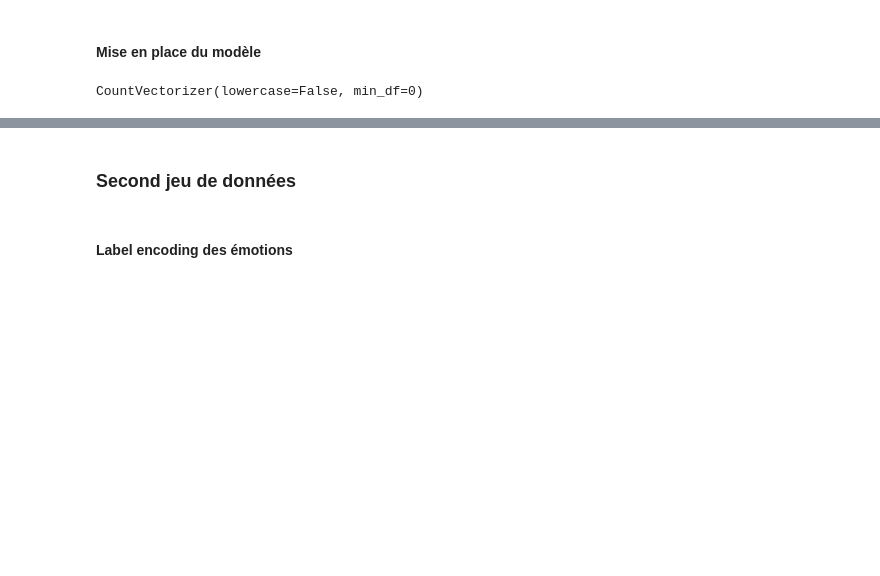
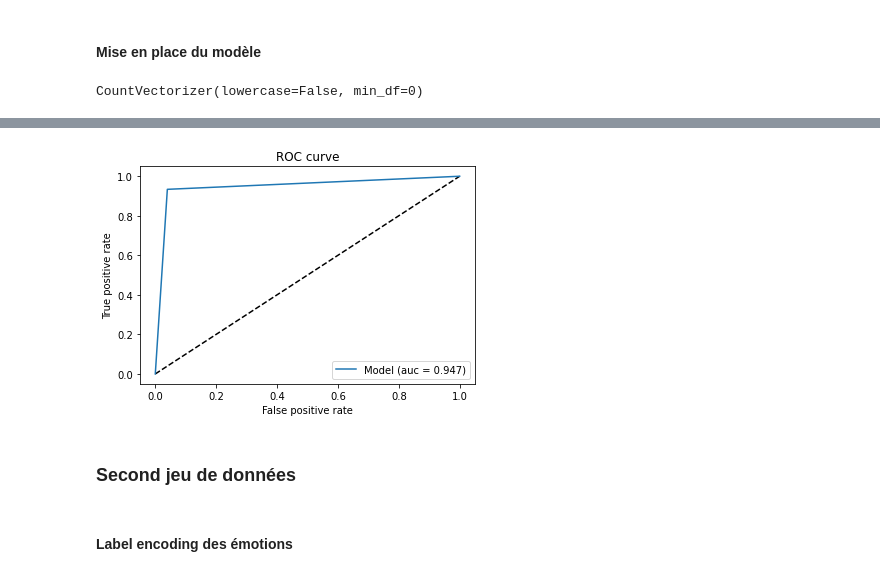
Before and after one commit to MrRachidK/Brief-Emotion-Analysis-Text, a Jupyter notebook: notebook/logistic_regression.ipynb, the cells around one changed output, grey strips where cells are left out. Drawn from its saved outputs; the diff is of its cells as text; code cells hidden in the pictures; blank space fills up the shorter version.

```diff
--- a/notebook/logistic_regression.ipynb
+++ b/notebook/logistic_regression.ipynb
@@ -81,6 +98,24 @@ Increase the number of iterations (max_iter) or scale the data as shown in:
 Please also refer to the documentation for alternative solver options:
     https://scikit-learn.org/stable/modules/linear_model.html#logistic-regression
   n_iter_i = _check_optimize_result(
+# %%
+y_pred = classifier.predict(text_test)
+# %%
+def plot_roc(y_test, y_pred):
+    fpr, tpr, thresholds = roc_curve(y_test, y_pred)
+    auc_score = auc(fpr, tpr)
+    plt.figure(1)
+    plt.plot([0, 1], [0, 1], 'k--')
+    plt.plot(fpr, tpr, label='Model (auc = {:.3f})'.format(auc_score))
+    plt.xlabel('False positive rate')
+    plt.ylabel('True positive rate')
+    plt.title('ROC curve')
+    plt.legend(loc='best')
+    plt.show()
+
+plot_roc(y_test, y_pred)
+# %% [output]
+[figure, added]
 # %% [markdown]
 ### Second jeu de données
 # %% [markdown]
```
Also changed, not shown: parts of 40 cells of this notebook.
